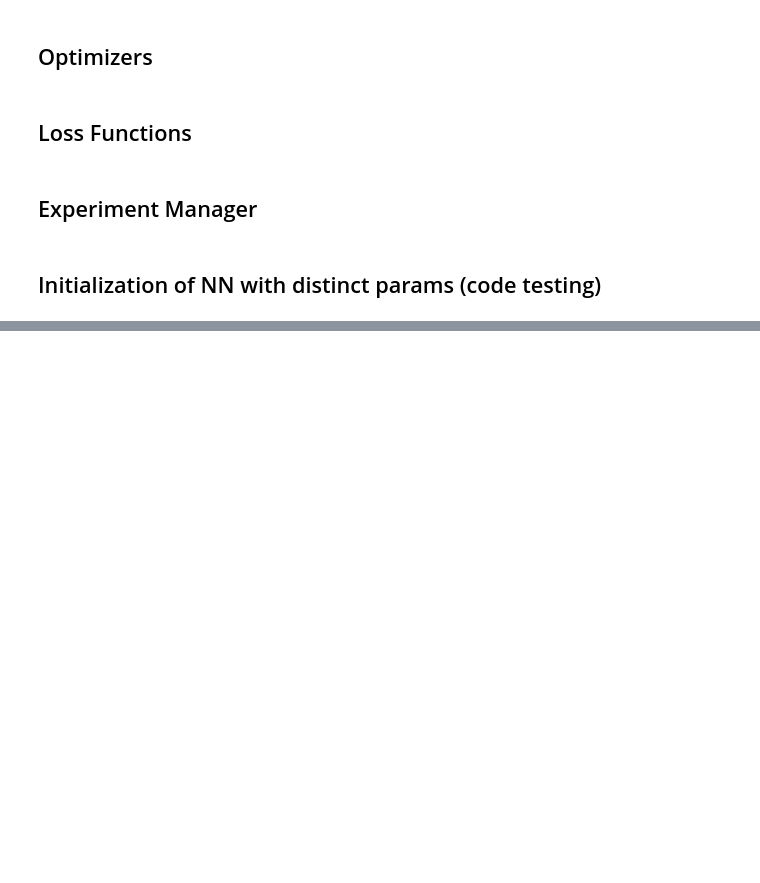
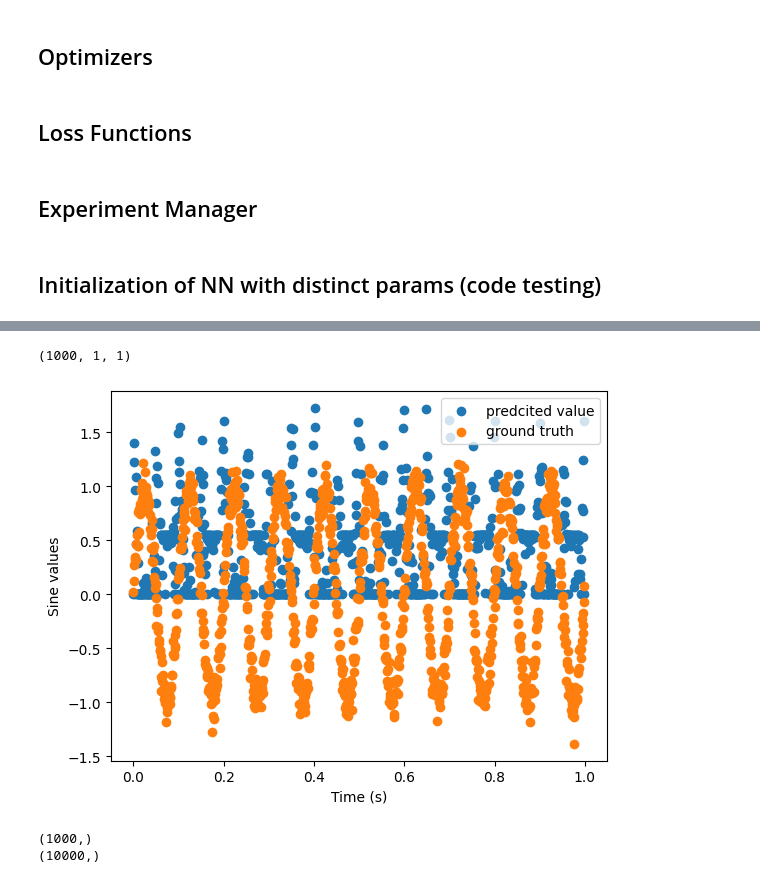
Before and after one commit to akmorihg/NN_from_scratch, a Jupyter notebook: main.ipynb, the cells around one changed output, grey strips where cells are left out. Drawn from its saved outputs; the diff is of its cells as text; code cells hidden in the pictures; blank space fills up the shorter version.

```diff
--- a/main.ipynb
+++ b/main.ipynb
@@ -880,0 +902,16 @@ for key, probs in prob_dict.items():
+# %%
+epochs = 100000
+hyperparams = {
+    "learning_rate": 0.0001,
+    "beta1": 0.9,
+    "beta2": 0.999,
+}
+cuda = False
+
+nn = NN(layers=[
+    DenseLayer(10, 8, optimizer="adam"),
+    DenseLayer(8, 5, optimizer="adam"),
+    DenseLayer(5, 1, optimizer="adam"),
+], hyperparams=hyperparams, loss_function=MSE(cuda=cuda), cuda=cuda)
+# %%
+nn.train(train_set, train_label_set, train_set, train_label_set, epochs)
@@ -880,0 +936,14 @@ for key, probs in prob_dict.items():
+# %%
+predicted_values = nn.forward(train_set)
+predicted_values.shape
+# %% [output]
+(1000, 1, 1)
+# %%
+plt.scatter(time_array[:1000], predicted_values, label="predcited value")
+plt.scatter(time_array[:1000], train_label_set, label="ground truth")
+plt.xlabel('Time (s)')
+plt.ylabel('Sine values')
+plt.legend()
+plt.show()
+# %% [output]
+[figure, added]
@@ -880,0 +1103,12 @@ for key, probs in prob_dict.items():
+# %%
+y_preds = []
+for x in train_set:
+    pred = rnn.forward(x)
+    pred = pred.flatten()[0]
+    y_preds.append(pred)
+y_preds = np.array(y_preds)
+print(y_preds.shape)
+print(time_array[:10000].shape)
+# %% [output]
+(1000,)
+(10000,)
```
Also changed, not shown: parts of 46 cells of this notebook, 2 other files.
